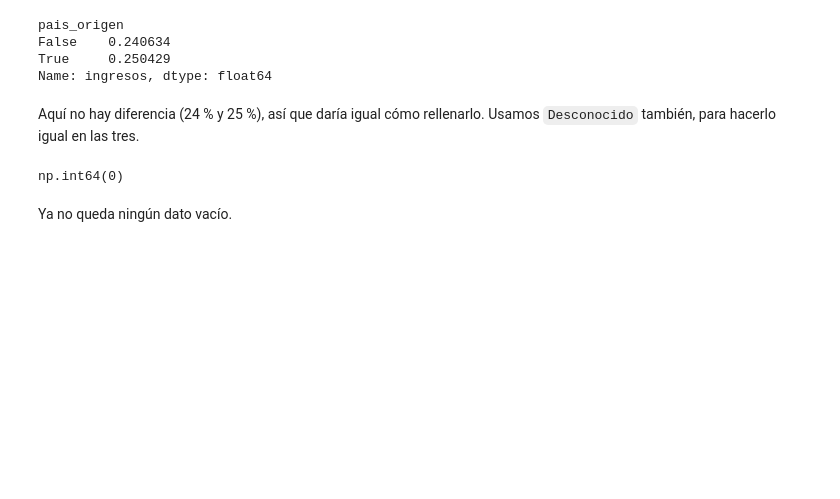
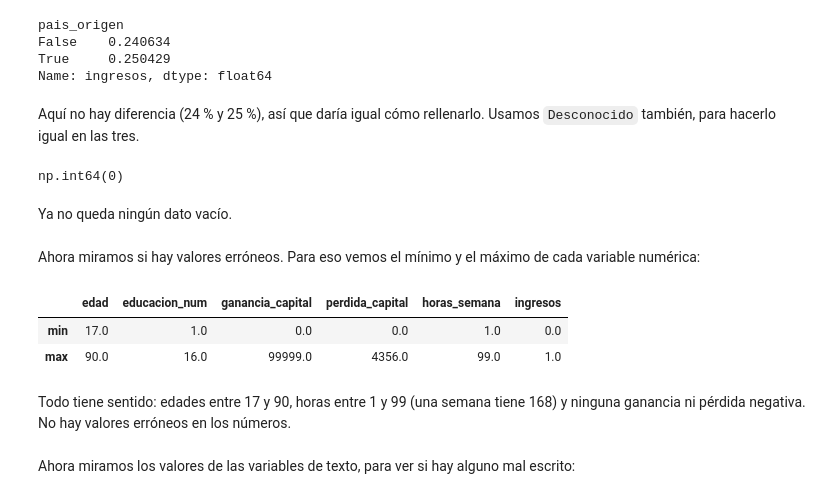
Before and after one commit to cesarmata1/Practica_Grupal_Aprendizaje_Automatico, a Jupyter notebook: notebooks/00_EDA_adult.ipynb, the cells around one changed output. Drawn from its saved outputs; the diff is of its cells as text; code cells hidden in the pictures; blank space fills up the shorter version.

Commit message:
Comprobar que no hay valores erróneos

```diff
--- a/notebooks/00_EDA_adult.ipynb
+++ b/notebooks/00_EDA_adult.ipynb
@@ -254,3 +254,15 @@ df.isna().sum().sum()
 np.int64(0)
 # %% [markdown]
 Ya no queda ningún dato vacío.
+# %% [markdown]
+Ahora miramos si hay valores erróneos. Para eso vemos el mínimo y el máximo de cada variable numérica:
+# %%
+df.describe().loc[['min', 'max']]
+# %% [output]
+|  | edad | educacion_num | ganancia_capital | perdida_capital | horas_semana | ingresos |
+| min | 17.0 | 1.0 | 0.0 | 0.0 | 1.0 | 0.0 |
+| max | 90.0 | 16.0 | 99999.0 | 4356.0 | 99.0 | 1.0 |
+# %% [markdown]
+Todo tiene sentido: edades entre 17 y 90, horas entre 1 y 99 (una semana tiene 168) y ninguna ganancia ni pérdida negativa. No hay valores erróneos en los números.
+# %% [markdown]
+Ahora miramos los valores de las variables de texto, para ver si hay alguno mal escrito:
```
Also changed, not shown: parts of 2 cells of this notebook.
